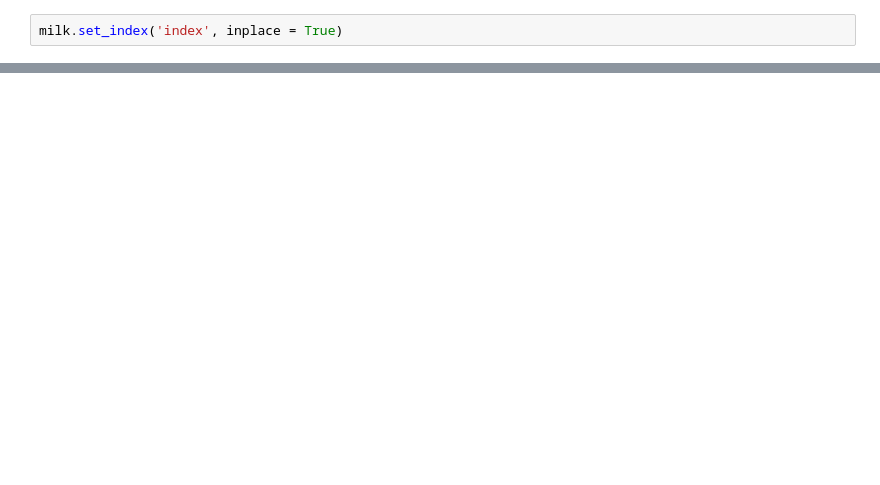
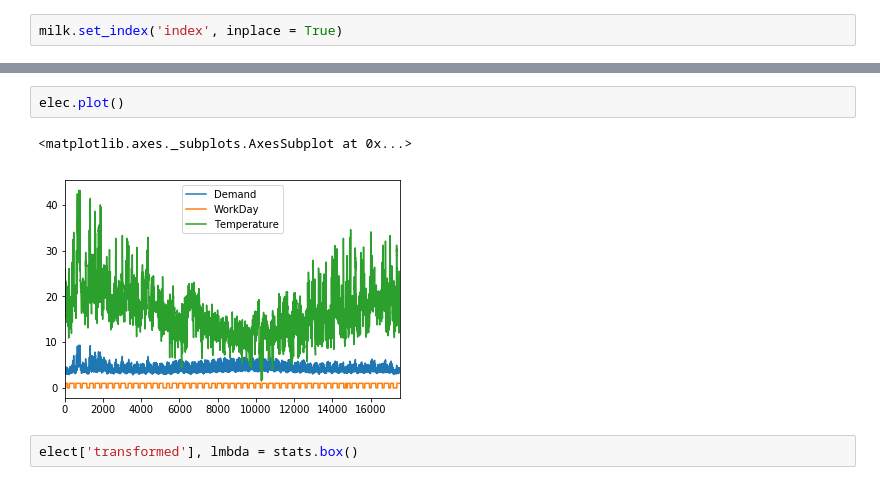
Before and after one commit to robahall/tswalkthrough, a Jupyter notebook: notebooks/2.0_rah_time_forecasters_toolbox.ipynb, the cells around one changed output, grey strips where cells are left out. Cells and saved outputs as stored; diff of their text form; blank space fills up the shorter version.

```diff
--- a/notebooks/2.0_rah_time_forecasters_toolbox.ipynb
+++ b/notebooks/2.0_rah_time_forecasters_toolbox.ipynb
@@ -166,0 +187,7 @@ milk.plot()
+# %%
+elec.plot()
+# %% [output]
+<matplotlib.axes._subplots.AxesSubplot at 0x...>
+[figure, added]
+# %%
+elect['transformed'], lmbda = stats.box()
```
Also changed, not shown: parts of 9 cells of this notebook.
